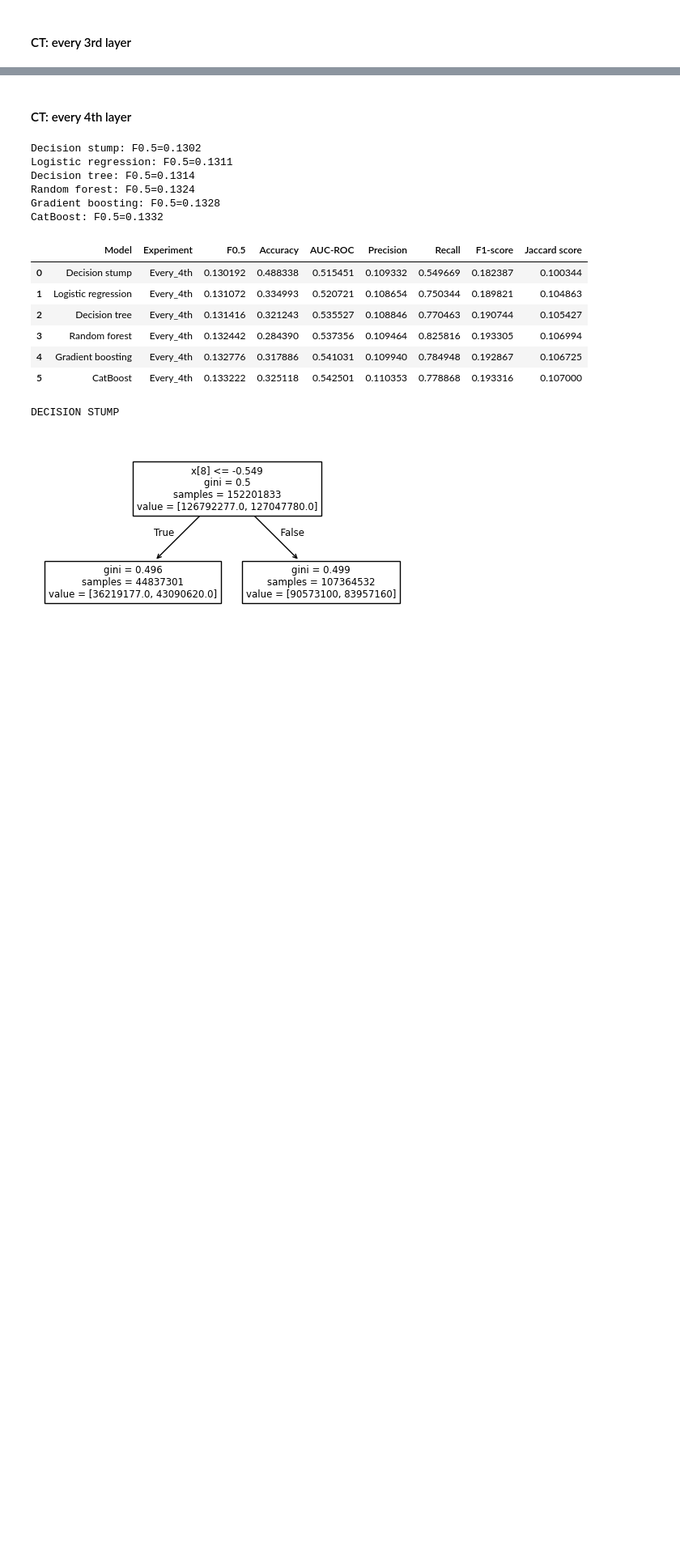
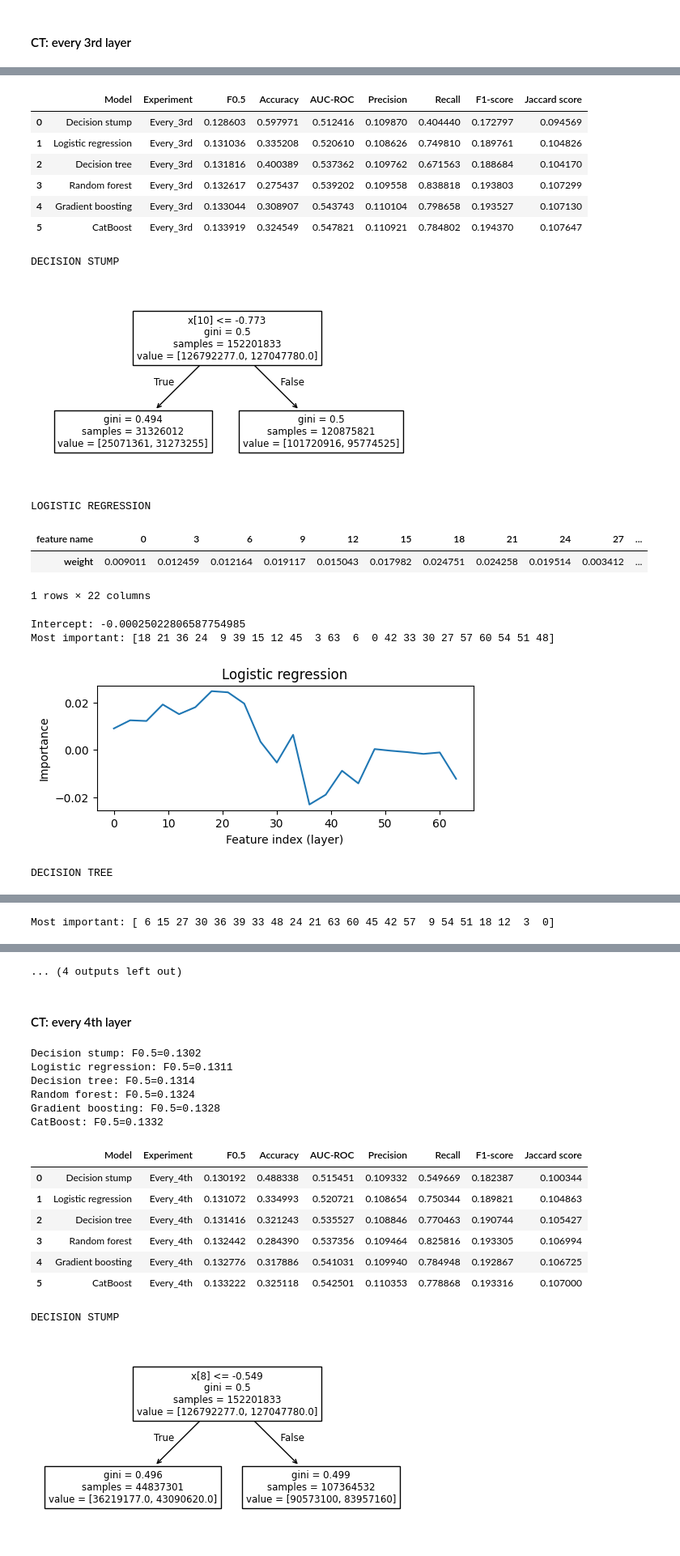
Before and after one commit to TTPO100AJIEX/MLDM-Project, a Jupyter notebook: 02_BaselinePerPixel.ipynb, the cells around one changed output, grey strips where cells are left out. Shown at 81% size. Drawn from its saved outputs; the diff is of its cells as text; code cells hidden in the pictures; blank space fills up the shorter version.

```diff
--- a/02_BaselinePerPixel.ipynb
+++ b/02_BaselinePerPixel.ipynb
@@ -247,4 +305,4 @@ e2_trained_models, e2_runs = run_experiment("Every_2nd", list(range(0, 65, 2)))
 # %% [markdown]
 #### CT: every 3rd layer
 # %%
-e3_trained_models, e3_runs = run_experiment("IR", list(range(0, 65, 3)))
+e3_trained_models, e3_runs = run_experiment("Every_3rd", list(range(0, 65, 3)))
@@ -250,0 +316,21 @@ e3_trained_models, e3_runs = run_experiment("IR", list(range(0, 65, 3)))
+# %%
+display(e3_runs)
+analyze(e3_trained_models, list(range(0, 65, 3)))
+# %% [output]
+|  | Model | Experiment | F0.5 | Accuracy | AUC-ROC | Precision | Recall | F1-score | Jaccard score |
+| 0 | Decision stump | Every_3rd | 0.128603 | 0.597971 | 0.512416 | 0.109870 | 0.404440 | 0.172797 | 0.094569 |
+| 1 | Logistic regression | Every_3rd | 0.131036 | 0.335208 | 0.520610 | 0.108626 | 0.749810 | 0.189761 | 0.104826 |
+| 2 | Decision tree | Every_3rd | 0.131816 | 0.400389 | 0.537362 | 0.109762 | 0.671563 | 0.188684 | 0.104170 |
+| 3 | Random forest | Every_3rd | 0.132617 | 0.275437 | 0.539202 | 0.109558 | 0.838818 | 0.193803 | 0.107299 |
+| 4 | Gradient boosting | Every_3rd | 0.133044 | 0.308907 | 0.543743 | 0.110104 | 0.798658 | 0.193527 | 0.107130 |
+| 5 | CatBoost | Every_3rd | 0.133919 | 0.324549 | 0.547821 | 0.110921 | 0.784802 | 0.194370 | 0.107647 |
+DECISION STUMP
+[figure, added]
+LOGISTIC REGRESSION
+| feature name | 0 | 3 | 6 | 9 | 12 | 15 | 18 | 21 | 24 | 27 | ... |
+| weight | 0.009011 | 0.012459 | 0.012164 | 0.019117 | 0.015043 | 0.017982 | 0.024751 | 0.024258 | 0.019514 | 0.003412 | ... |
+1 rows × 22 columns
+Intercept: -0.00025022806587754985
+Most important: [18 21 36 24  9 39 15 12 45  3 63  6  0 42 33 30 27 57 60 54 51 48]
+[figure, added]
+DECISION TREE
@@ -250,0 +338 @@ e3_trained_models, e3_runs = run_experiment("IR", list(range(0, 65, 3)))
+Most important: [ 6 15 27 30 36 39 33 48 24 21 63 60 45 42 57  9 54 51 18 12  3  0]
@@ -251,3 +340,4 @@ e3_trained_models, e3_runs = run_experiment("IR", list(range(0, 65, 3)))
+... (4 outputs left out)
 # %% [markdown]
 #### CT: every 4th layer
 # %%
```
Also changed, not shown: parts of 23 cells of this notebook.
